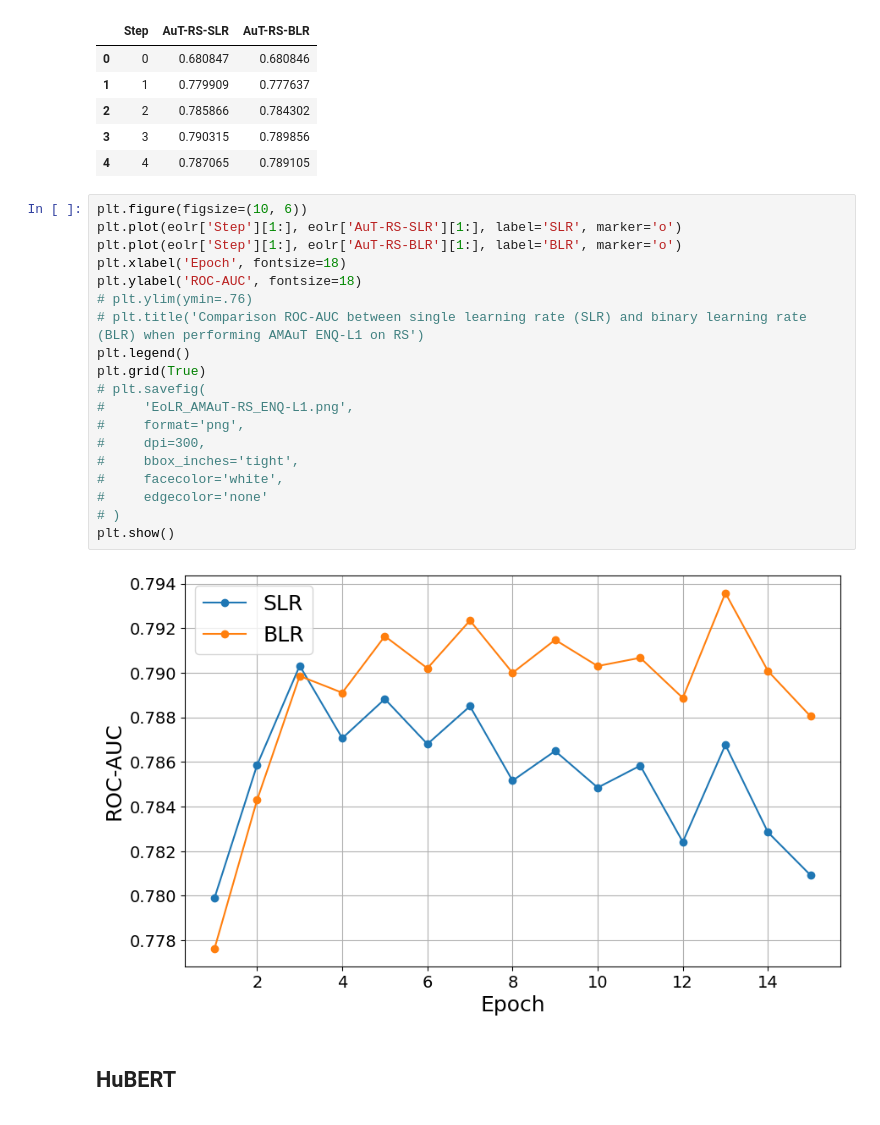
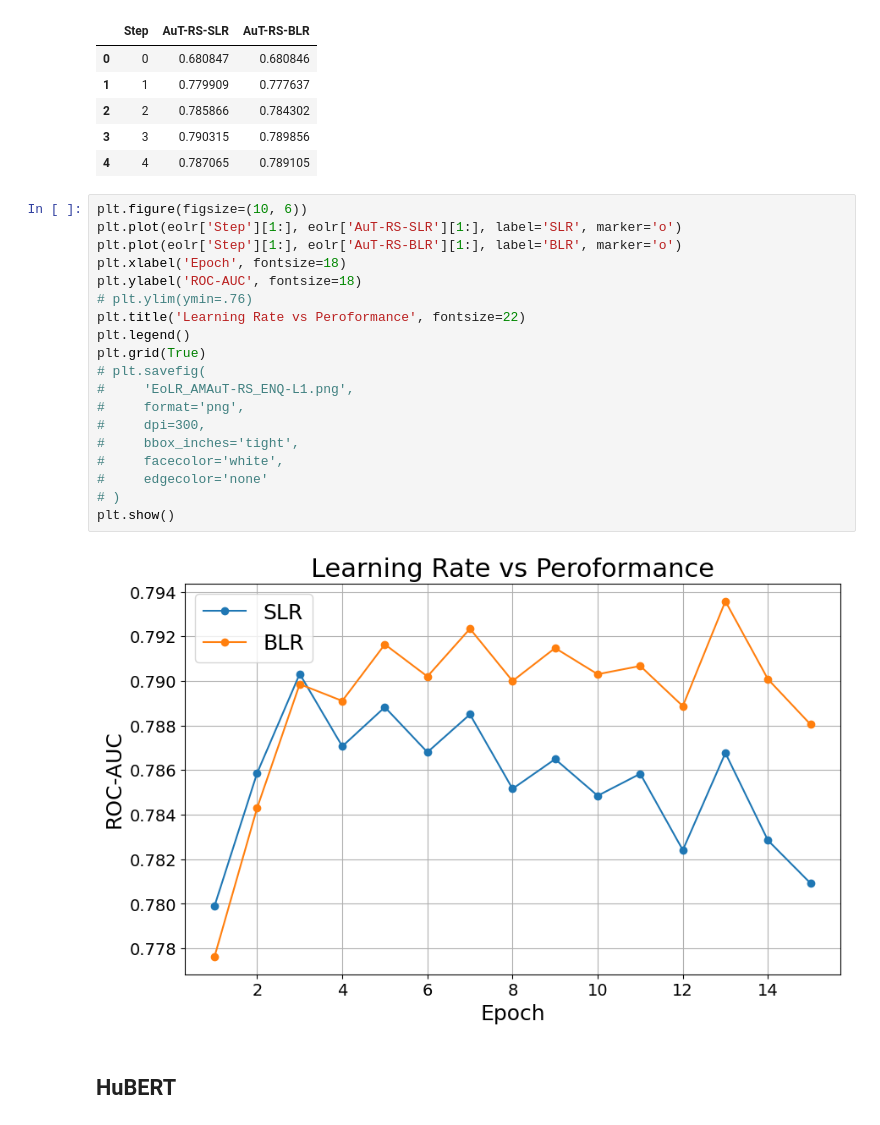
Before and after one commit to Andy-Shao/DHAuDS, a Jupyter notebook: Result_analysis.ipynb, the cells around one changed output. Saved outputs shown, nothing was run; the diff lists cells and outputs as text.

```diff
--- a/Result_analysis.ipynb
+++ b/Result_analysis.ipynb
@@ -136,24 +136,24 @@ eolr.head()
 # %%
 plt.figure(figsize=(10, 6))
 plt.plot(eolr['Step'][1:], eolr['AuT-RS-SLR'][1:], label='SLR', marker='o')
 plt.plot(eolr['Step'][1:], eolr['AuT-RS-BLR'][1:], label='BLR', marker='o')
 plt.xlabel('Epoch', fontsize=18)
 plt.ylabel('ROC-AUC', fontsize=18)
 # plt.ylim(ymin=.76)
-# plt.title('Comparison ROC-AUC between single learning rate (SLR) and binary learning rate (BLR) when performing AMAuT ENQ-L1 on RS')
+plt.title('Learning Rate vs Peroformance', fontsize=22)
 plt.legend()
 plt.grid(True)
 # plt.savefig(
 #     'EoLR_AMAuT-RS_ENQ-L1.png',
 #     format='png',
 #     dpi=300,
 #     bbox_inches='tight',
 #     facecolor='white',
 #     edgecolor='none'
 # )
 plt.show()
 # %% [output]
-[figure, old version]
+[figure, new version]
 # %% [markdown]
 ## HuBERT
 # %%
```
Also changed, not shown: parts of 6 cells of this notebook.
